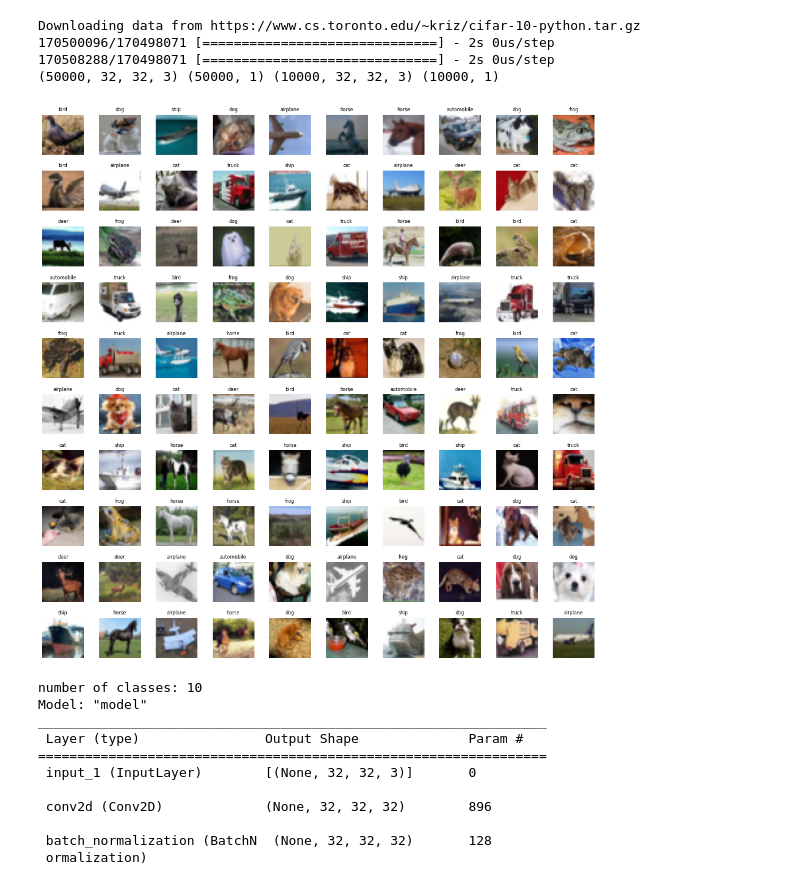
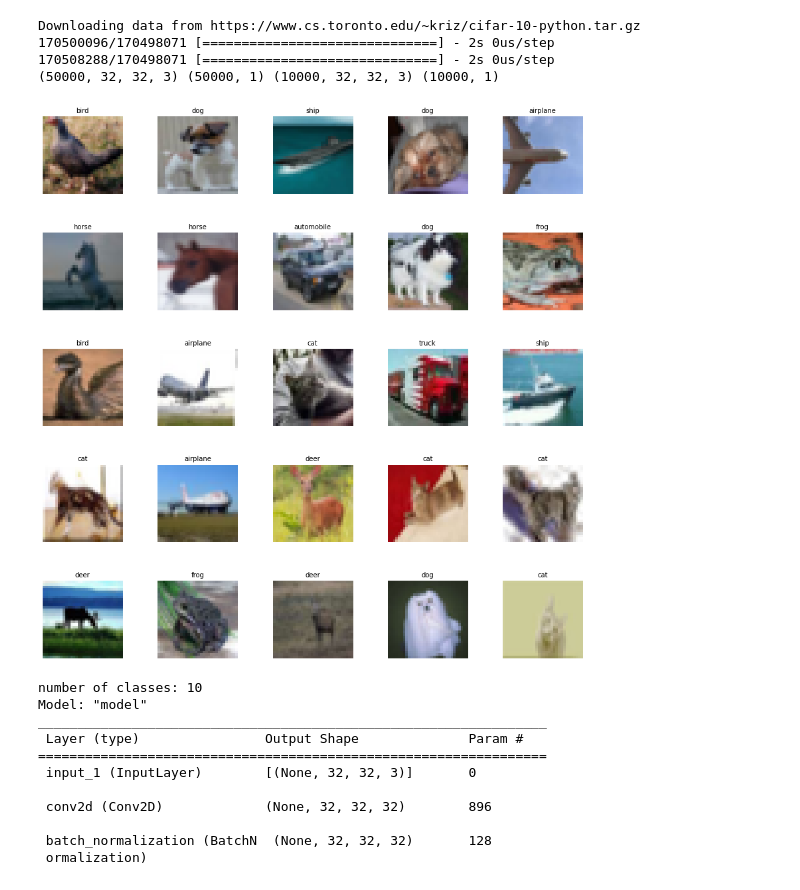
Before and after one commit to asharma8602/Introduction-to-Deep-Learning-and-its-Applications, a Jupyter notebook: Assignment/Assignment_2/190361_Harsh_Kumar_Gautam_Assignment_2_Part_1.ipynb, the cells around one changed output. Drawn from its saved outputs; the diff is of its cells as text; code cells hidden in the pictures.

```diff
--- a/Assignment/Assignment_2/190361_Harsh_Kumar_Gautam_Assignment_2_Part_1.ipynb
+++ b/Assignment/Assignment_2/190361_Harsh_Kumar_Gautam_Assignment_2_Part_1.ipynb
@@ -258,24 +258,24 @@ Downloading data from https://www.cs.toronto.edu/~kriz/cifar-10-python.tar.gz
 # %%
 '''visualize data by plotting images'''
 # YOUR CODE HERE
 # plt.figure(figsize=(8, 8))
 labels = ['airplane', 'automobile', 'bird', 'cat', 'deer',
           'dog', 'frog', 'horse', 'ship', 'truck']
-W_grid = 10
-L_grid = 10
-fig, axes = plt.subplots(L_grid, W_grid, figsize = (17,17))
+W_grid = 5
+L_grid = 5
+fig, axes = plt.subplots(L_grid, W_grid, figsize = (15,15))
 axes = axes.ravel()
 n_train = len(x_train)
 for i in np.arange(0, W_grid * L_grid):
     index = np.random.randint(0, n_train)
     axes[i].imshow(x_train[index,1:])
     label_index = int(y_train[index])
-    axes[i].set_title(labels[label_index], fontsize = 8)
+    axes[i].set_title(labels[label_index], fontsize = 10)
     axes[i].axis('off')
-plt.subplots_adjust(hspace=0.4)
+plt.subplots_adjust(hspace=0.5)
 # YOUR CODE HERE
 # %% [output]
-[figure, old version]
+[figure, new version]
 # %%
 
 # number of classes
```
Also changed, not shown: parts of 5 cells of this notebook.
